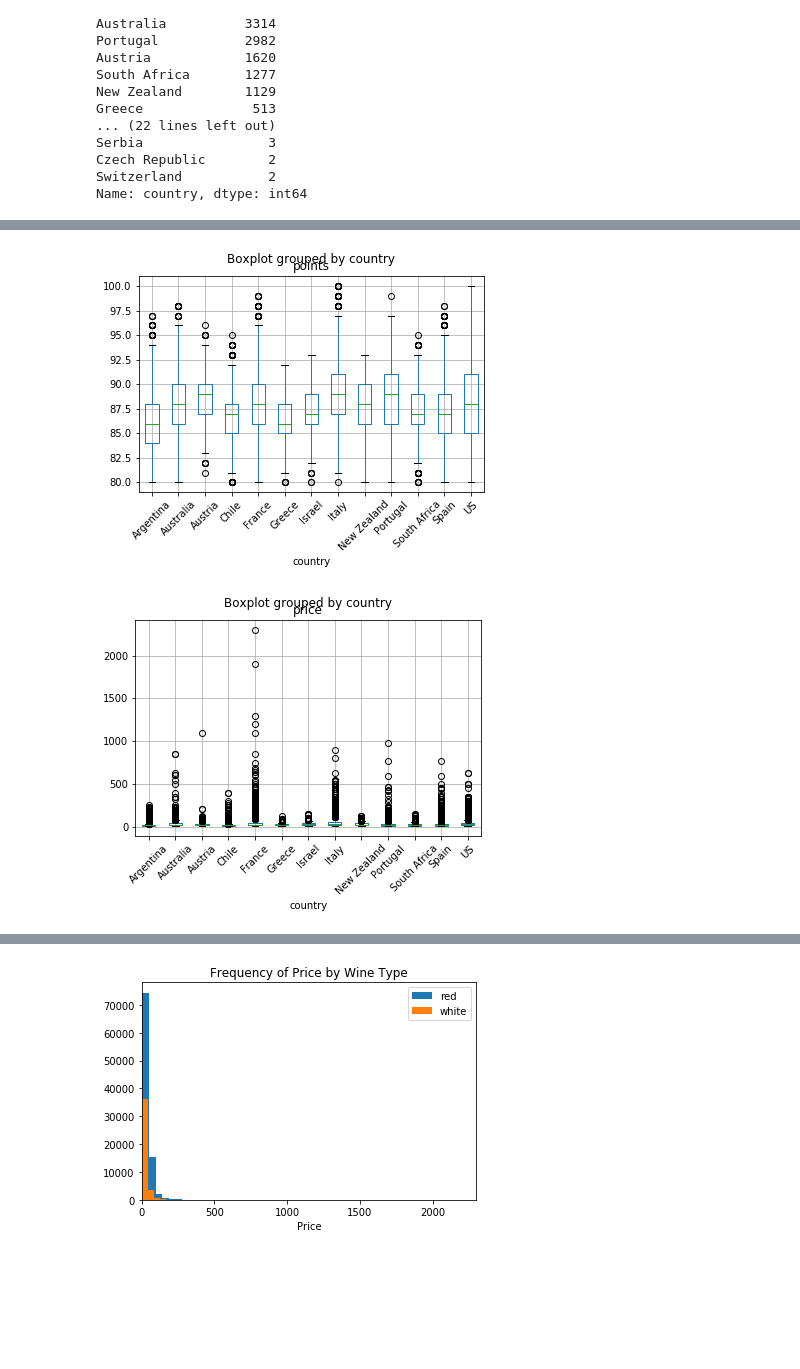
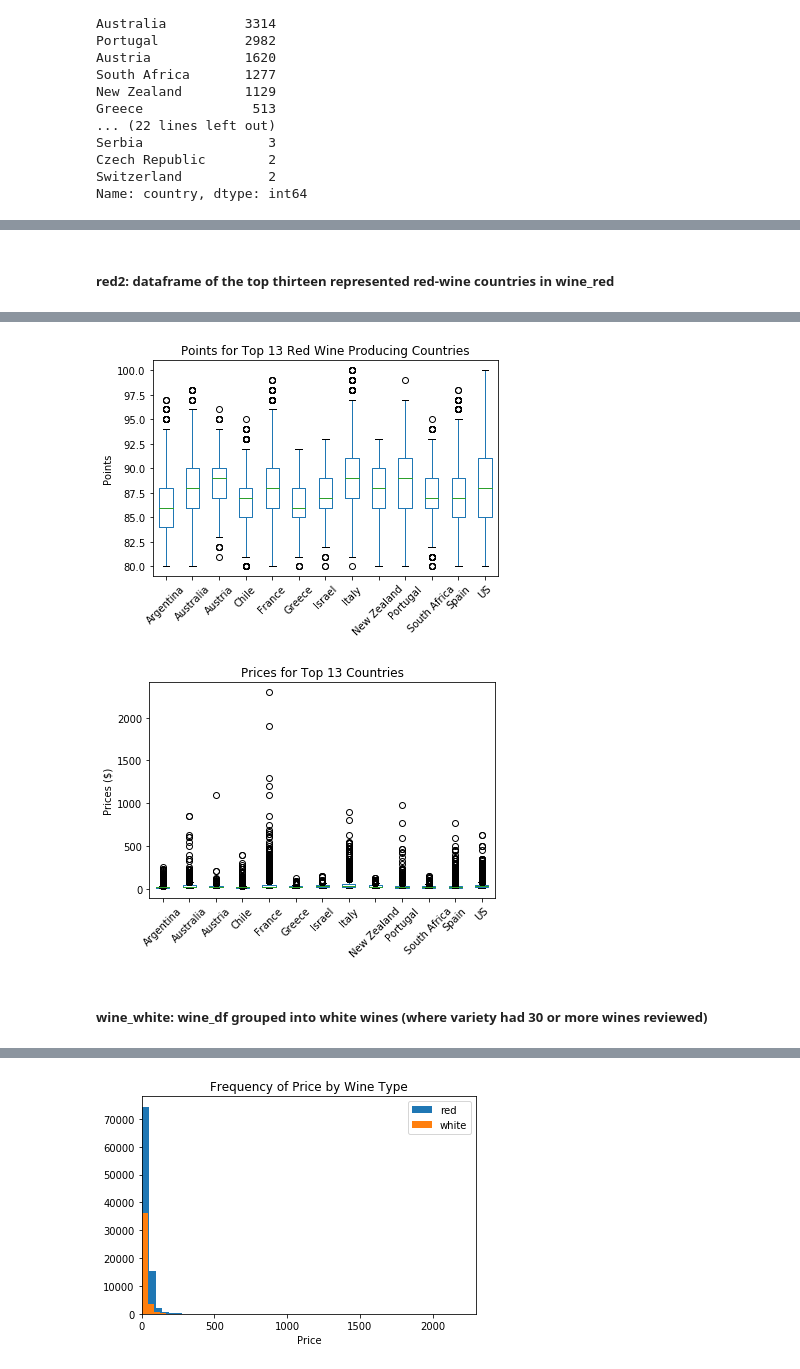
Before and after one commit to 06S197GT/SMU-Project-1, a Jupyter notebook: WineAnalysis.ipynb, the cells around one changed output, grey strips where cells are left out. Cells and saved outputs as stored; diff of their text form; code cells hidden in the pictures; blank space fills up the shorter version.

```diff
--- a/WineAnalysis.ipynb
+++ b/WineAnalysis.ipynb
@@ -202,3 +210,5 @@ for country in wine_red.country.value_counts().index[0:12]:
+# %% [markdown]
+##### red2: dataframe of the top thirteen represented red-wine countries in wine_red
 # %%
 #create df with top thirteen red wine producing countries
 mask8 = wine_red.country.isin(wine_red.country.value_counts().head(13).index)
@@ -214,16 +224,26 @@ red2.head()
 # %%
 #plot the points spread for each of the top thirteen countries
 #NEED TO CLEAN UP GRAPHS - FIX TITLE AND AXIS LABELS
-red2.boxplot(column = 'points', by = 'country', rot = 45)
+red2.boxplot(column = 'points', by = 'country', rot = 45, grid = False)
+plt.title('Points for Top 13 Red Wine Producing Countries')
+plt.xlabel('')
+plt.ylabel('Points')
+plt.suptitle('')
 plt.show()
 # %% [output]
-[figure, old version]
+[figure, new version]
 # %%
 #boxplots to show price distribution by country - THIS WILL BE GOOD TO SHOW IMPACT OF OUTLIERS
-red2.boxplot(column = 'price', by = 'country', rot = 45)
+red2.boxplot(column = 'price', by = 'country', rot = 45, grid = False)
+plt.title('Prices for Top 13 Countries')
+plt.xlabel('')
+plt.ylabel('Prices ($)')
+plt.suptitle('')
 plt.show()
 # %% [output]
-[figure, old version]
+[figure, new version]
+# %% [markdown]
+##### wine_white: wine_df grouped into white wines (where variety had 30 or more wines reviewed)
 # %%
 #create df for white wines only
 mask_white = wine_df.Still_Red == 0
```
Also changed, not shown: parts of 51 cells of this notebook, 1 other file.
